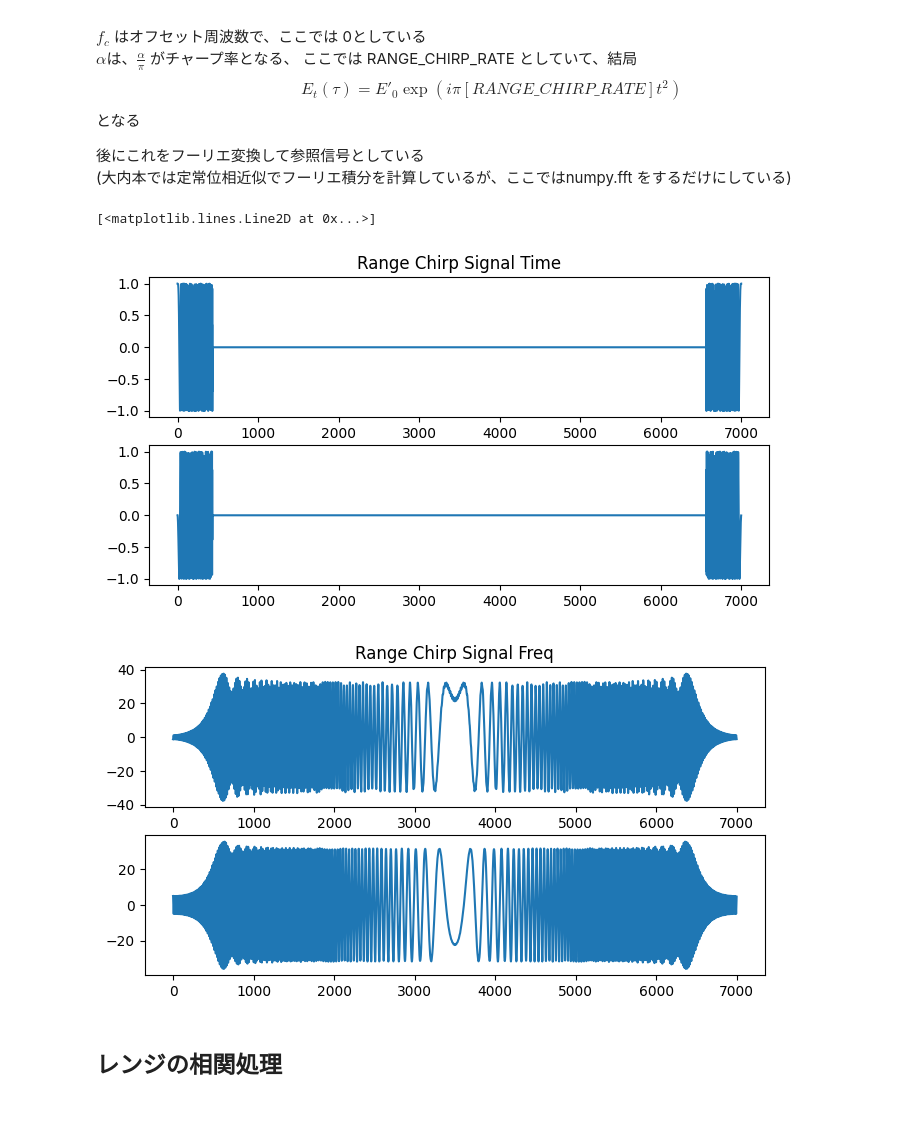
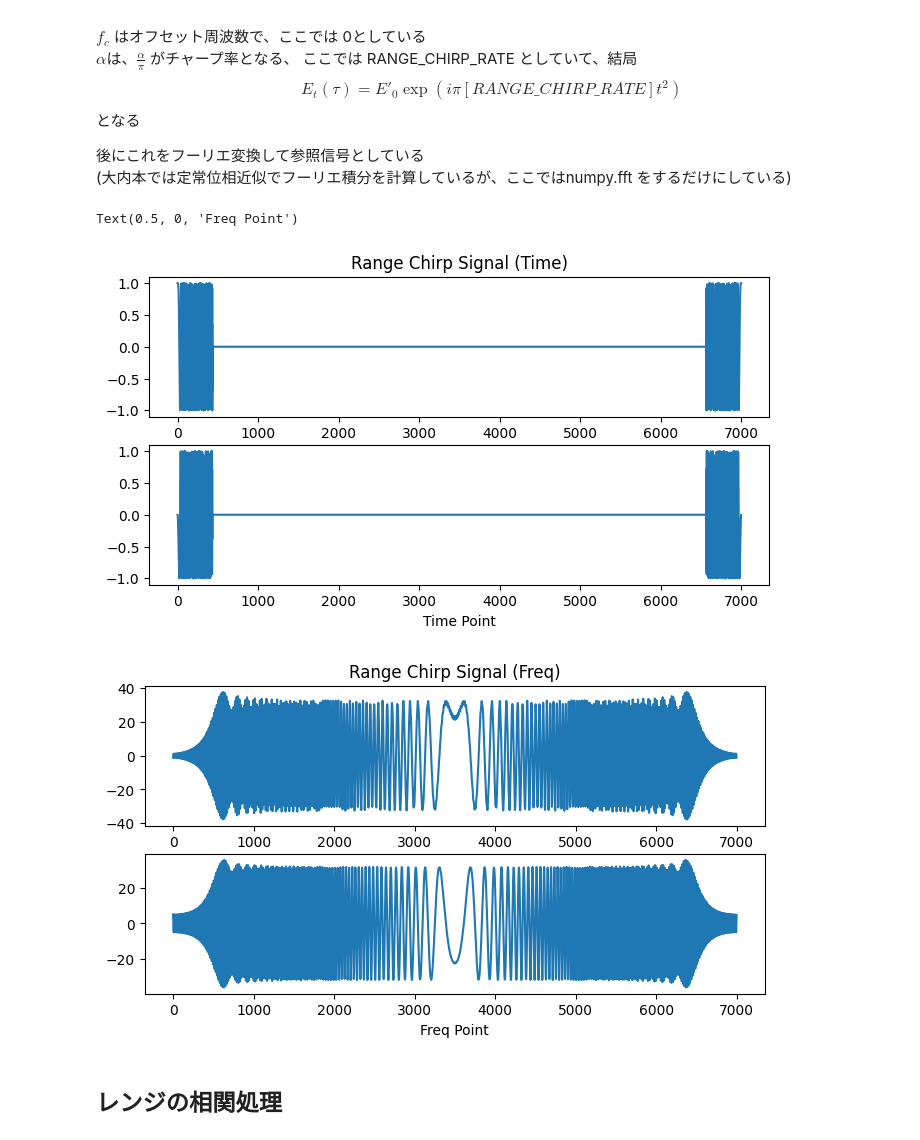
Before and after one commit to hiydee/sar_raw_process, a Jupyter notebook: src/alos_raw_process.ipynb, the cells around one changed output. Drawn from its saved outputs; the diff is of its cells as text; code cells hidden in the pictures; blank space fills up the shorter version.

```diff
--- a/src/alos_raw_process.ipynb
+++ b/src/alos_raw_process.ipynb
@@ -345,37 +360,39 @@ $$ E_t(\tau) = E'_0\exp(i \pi [RANGE\_CHIRP\_RATE] t^2) $$
 # %%
 times = np.arange(0, PULSE_DUR, 1/SAMPLE_FREQ)
 times = times-times.mean() # 時間の中心を0に
 phase = np.pi*RANGE_CHIRP_RATE*times**2
 chirp = np.exp(-1j*phase)
 
 # edge_zero_pad
 n_zero_pad = a_r_mtx.shape[1] - len(times)
 if n_zero_pad %2 ==0:
     chirp_padded = np.pad(chirp, (int(n_zero_pad/2), int(n_zero_pad/2)))
 else:
     chirp_padded = np.pad(chirp, (int(n_zero_pad/2)+1 , int(n_zero_pad/2)) )
 
 # チャープ信号の位相をずらす
 # 理由はよくわかっていないが、
 # 信号成分を両端にしないと生成後の画像の位相がずれる
 chirp_padded = np.roll(chirp_padded, int(len(chirp_padded)/2 ))
 
 fig, axes = plt.subplots(2, 1, figsize=(8, 4))
-axes[0].set_title("Range Chirp Signal Time")
+axes[0].set_title("Range Chirp Signal (Time)")
 axes[0].plot(chirp_padded.real)
 axes[1].plot(chirp_padded.imag)
+axes[1].set_xlabel("Time Point")
 
 # FFT
 fchirp_padded = np.fft.fft(chirp_padded)
 fchirp_padded_shift = np.fft.fftshift(fchirp_padded)
 fig, axes = plt.subplots(2, 1, figsize=(8, 4))
-axes[0].set_title("Range Chirp Signal Freq")
+axes[0].set_title("Range Chirp Signal (Freq)")
 axes[0].plot(fchirp_padded_shift.real)
 axes[1].plot(fchirp_padded_shift.imag)
+axes[1].set_xlabel("Freq Point")
 # %% [output]
-[<matplotlib.lines.Line2D at 0x...>]
+Text(0.5, 0, 'Freq Point')
-[figure, old version]
+[figure, new version]
-[figure, old version]
+[figure, new version]
 # %% [markdown]
 ## レンジの相関処理
 # %% [markdown]
```
Also changed, not shown: parts of 13 cells of this notebook, 1 other file.
